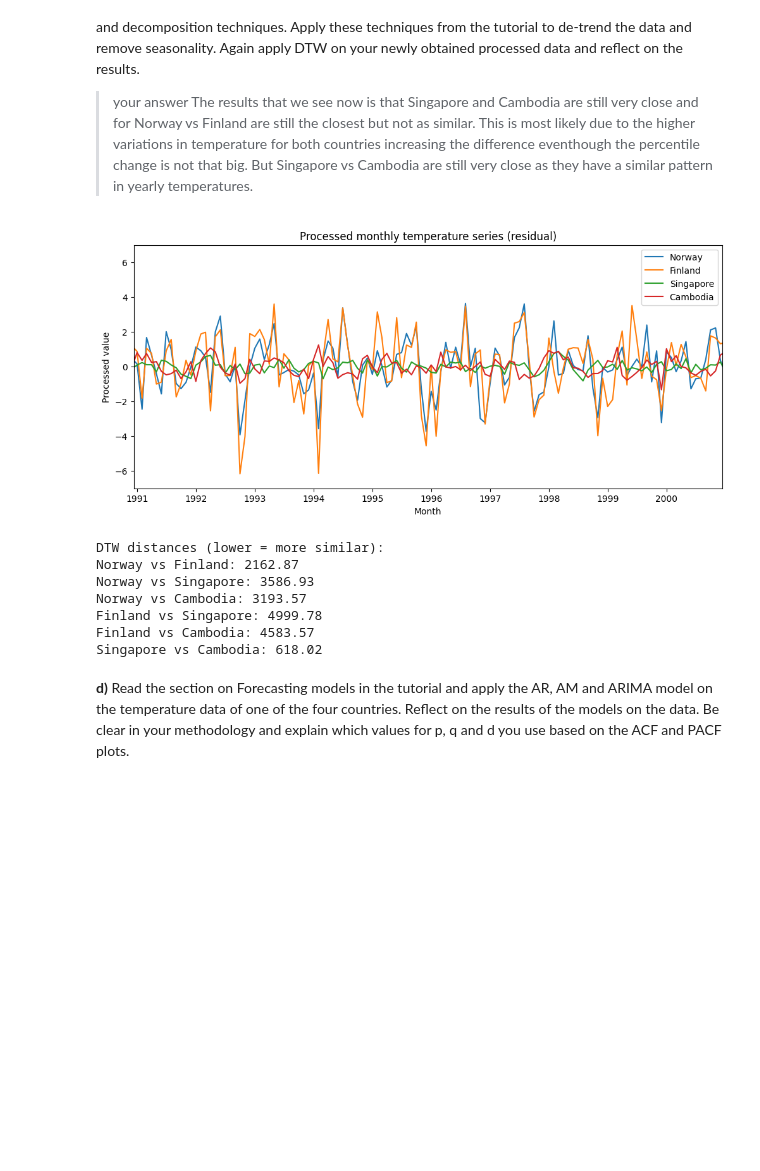
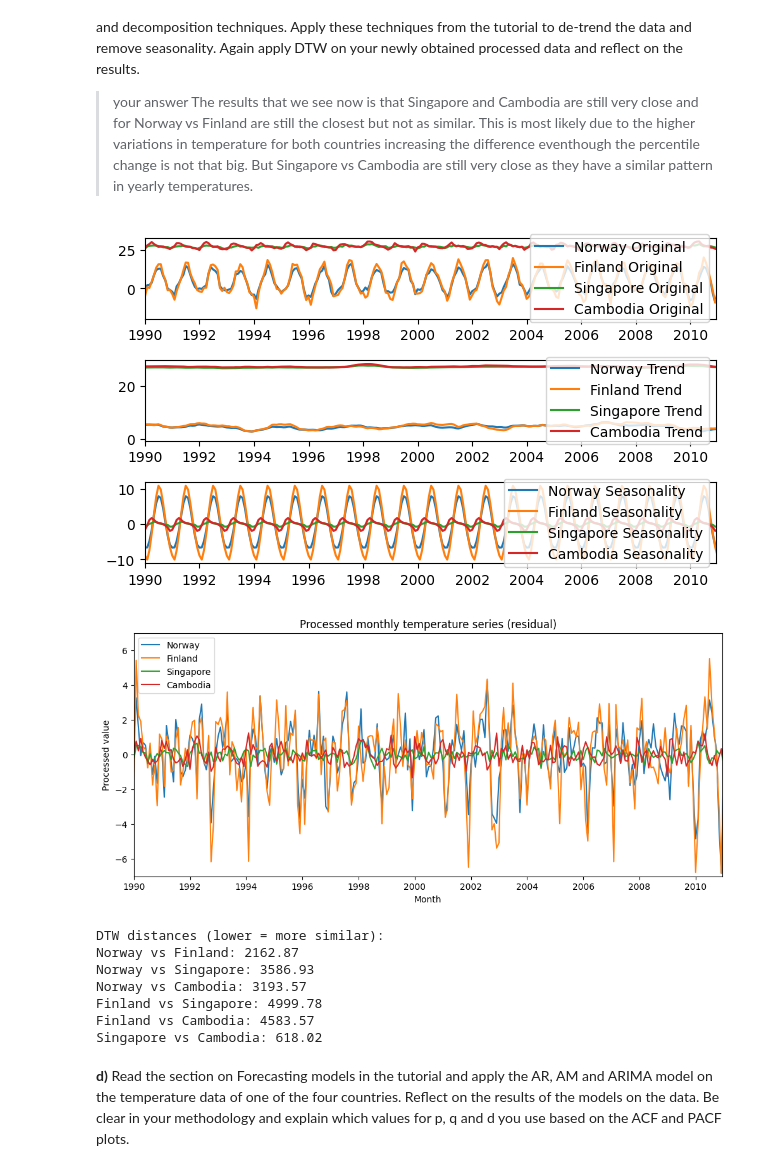
Before and after one commit to KundaiMutuwira/Data_Science_Class, a Jupyter notebook: DS2024_2025_TS_Assignment_Student_Version_1.ipynb, the cells around one changed output. Saved outputs shown, nothing was run; the diff lists cells and outputs as text; code cells hidden in the pictures; blank space fills up the shorter version.

```diff
--- a/DS2024_2025_TS_Assignment_Student_Version_1.ipynb
+++ b/DS2024_2025_TS_Assignment_Student_Version_1.ipynb
@@ -1088,35 +1097,49 @@ from statsmodels.tsa.seasonal import seasonal_decompose
 
 series = {}
 
 for c in countries:
     ts_c = monthly_pivot[c].astype(float)
     decomp = seasonal_decompose(ts_c, model="additive", period=12, extrapolate_trend="freq")
+    plt.subplot(411)
+    plt.plot(ts_c.index.to_timestamp(), ts_c, label=f'{c} Original')
+    plt.xlim(pd.to_datetime("1990-01-01"),pd.to_datetime("2010-12-12"))
+    plt.legend(loc='right')
+    plt.subplot(412)
+    plt.plot(decomp.trend.index.to_timestamp(), decomp.trend, label=f'{c} Trend')
+    plt.xlim(pd.to_datetime("1990-01-01"),pd.to_datetime("2010-12-12"))
+    plt.legend(loc='right')
+    plt.subplot(413)
+    plt.plot(decomp.seasonal.index.to_timestamp(), decomp.seasonal, label=f'{c} Seasonality')
+    plt.xlim(pd.to_datetime("1990-01-01"),pd.to_datetime("2010-12-12"))
+    plt.legend(loc='right')
+    plt.tight_layout()
     processed = decomp.resid.dropna()   # trend + seasonality removed
     series[c] = processed
 
 common_idx = sorted(set.intersection(*[set(s.index) for s in series.values()]))
 series = {c: series[c].loc[common_idx] for c in countries}
 
 plt.figure(figsize=(12, 5))
 for c in countries:
     plt.plot(series[c].index.to_timestamp(), series[c].values, label=c)
 plt.title("Processed monthly temperature series (residual)")
 plt.xlabel("Month")
 plt.ylabel("Processed value")
 plt.legend()
 # plt.tight_layout()
-plt.xlim(pd.to_datetime("1990-12-12"),pd.to_datetime("2000-12-12"))
+plt.xlim(pd.to_datetime("1990-01-01"),pd.to_datetime("2010-12-12"))
 plt.ylim(-7,7)
 plt.show()
 
 dtw = KnnDtw(n_neighbors=0, max_warping_window=6, subsample_step=1)
 print("DTW distances (lower = more similar):")
 for i, c1 in enumerate(countries):
     for c2 in countries[i + 1:]:
         dist = dtw._dtw_distance(series[c1].values, series[c2].values)
         print(f"{c1} vs {c2}: {dist:.2f}")
 # %% [output]
-[figure, old version]
+[figure, new version]
+[figure, added]
 DTW distances (lower = more similar):
 Norway vs Finland: 2162.87
 Norway vs Singapore: 3586.93
```
Also changed, not shown: parts of 5 cells of this notebook.
